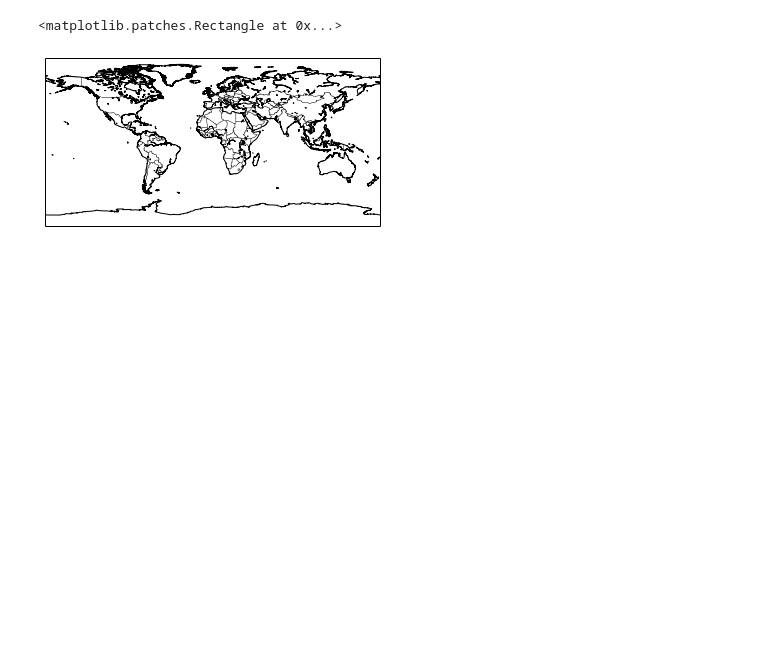
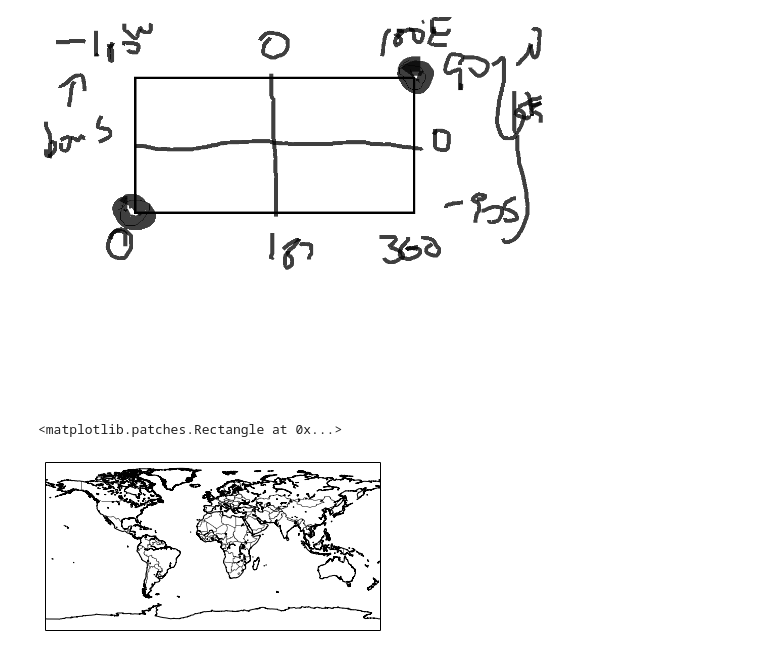
Before and after one commit to story645/EAS213, a Jupyter notebook: notebooks/class4.ipynb, the cells around one changed output. Drawn from its saved outputs; the diff is of its cells as text; code cells hidden in the pictures; blank space fills up the shorter version.

```diff
--- a/notebooks/class4.ipynb
+++ b/notebooks/class4.ipynb
@@ -1,3 +1,8 @@
+# %%
+from IPython.core.display import Image
+Image(filename="maps.png")
+# %% [output]
+[figure, added]
 # %%
 %matplotlib inline
 import matplotlib.pyplot as plt
```
Also changed, not shown: parts of 1 cell of this notebook.
